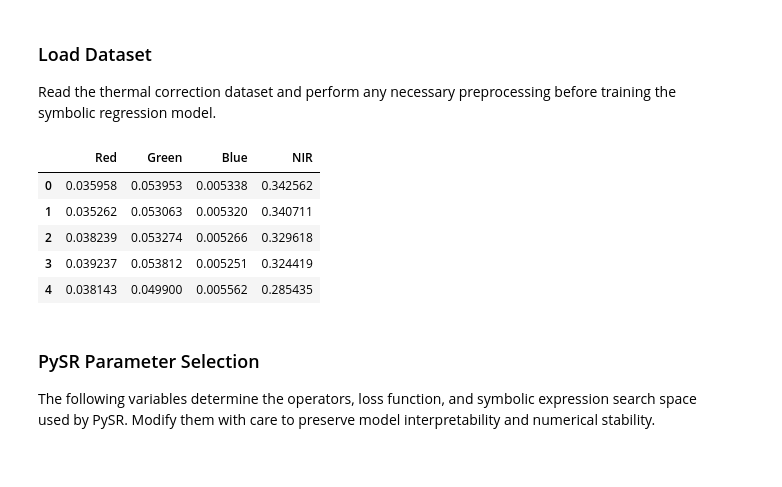
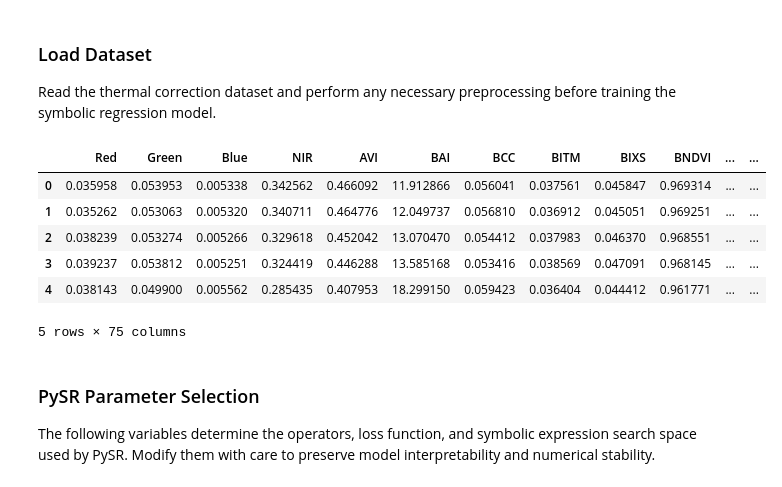
Before and after one commit to TheAgricolaTeam/PySR_Examples, a Jupyter notebook: examples/example_LAI_vineyards_1.3.ipynb, the cells around one changed output. Cells and saved outputs as stored; diff of their text form; code cells hidden in the pictures.

```diff
--- a/examples/example_LAI_vineyards_1.3.ipynb
+++ b/examples/example_LAI_vineyards_1.3.ipynb
@@ -35,26 +33,33 @@ Define the parameters used to train the symbolic regression model. These setting
 ### Load Dataset
 Read the thermal correction dataset and perform any necessary preprocessing before training the symbolic regression model.
 # %%
+from numpy import exp
+
+
 df = pd.read_csv('03_df_bands_structure_VI_LAI_NDVIc 1.csv')
 
 # Define the units for each column (for dimensional analysis)
-X_units = ["1", "1", "1", "1"]
+# X_units = ["1", "1", "1", "1"]
 # TARP, Tair, RH, VPD, Tair_1hr, RH_1hr, VPD_1hr (using "1" for dimensionless)
-y_units = "1"  # IRT (target)
+# y_units = "1"  # IRT (target)
 # https://ai.damtp.cam.ac.uk/dynamicquantities/stable/units/#Available-units
 
 # Use all columns except the last as predictors and the last column as the target.
-X = df.iloc[:, 1:5]
-y = df.iloc[:, -2]
+X = df.iloc[:, 1:-2]
+X = X.drop(columns=["FC", "c_depth", "CH"])
+# y = df.iloc[:, -2]
 
+y =1-exp(-0.3*df['ACF_apc_sc']*df['LAI']) # fc calculated with LAI and clumping factor
+y = y.clip(lower=0.14, upper=1.0)
 X.head()
 # %% [output]
-|  | Red | Green | Blue | NIR |
-| 0 | 0.035958 | 0.053953 | 0.005338 | 0.342562 |
-| 1 | 0.035262 | 0.053063 | 0.005320 | 0.340711 |
-| 2 | 0.038239 | 0.053274 | 0.005266 | 0.329618 |
-| 3 | 0.039237 | 0.053812 | 0.005251 | 0.324419 |
-| 4 | 0.038143 | 0.049900 | 0.005562 | 0.285435 |
+|  | Red | Green | Blue | NIR | AVI | BAI | BCC | BITM | BIXS | BNDVI | ... | ... |
+| 0 | 0.035958 | 0.053953 | 0.005338 | 0.342562 | 0.466092 | 11.912866 | 0.056041 | 0.037561 | 0.045847 | 0.969314 | ... | ... |
+| 1 | 0.035262 | 0.053063 | 0.005320 | 0.340711 | 0.464776 | 12.049737 | 0.056810 | 0.036912 | 0.045051 | 0.969251 | ... | ... |
+| 2 | 0.038239 | 0.053274 | 0.005266 | 0.329618 | 0.452042 | 13.070470 | 0.054412 | 0.037983 | 0.046370 | 0.968551 | ... | ... |
+| 3 | 0.039237 | 0.053812 | 0.005251 | 0.324419 | 0.446288 | 13.585168 | 0.053416 | 0.038569 | 0.047091 | 0.968145 | ... | ... |
+| 4 | 0.038143 | 0.049900 | 0.005562 | 0.285435 | 0.407953 | 18.299150 | 0.059423 | 0.036404 | 0.044412 | 0.961771 | ... | ... |
+5 rows × 75 columns
 # %% [markdown]
 ### PySR Parameter Selection
 The following variables determine the operators, loss function, and symbolic expression search space used by PySR. Modify them with care to preserve model interpretability and numerical stability.
```
Also changed, not shown: parts of 11 cells of this notebook.
